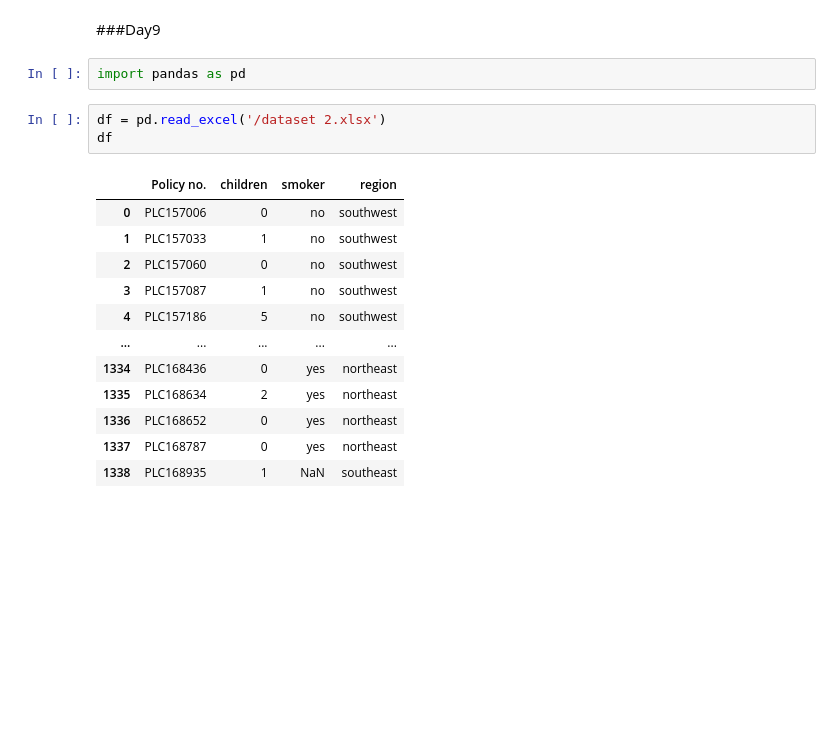
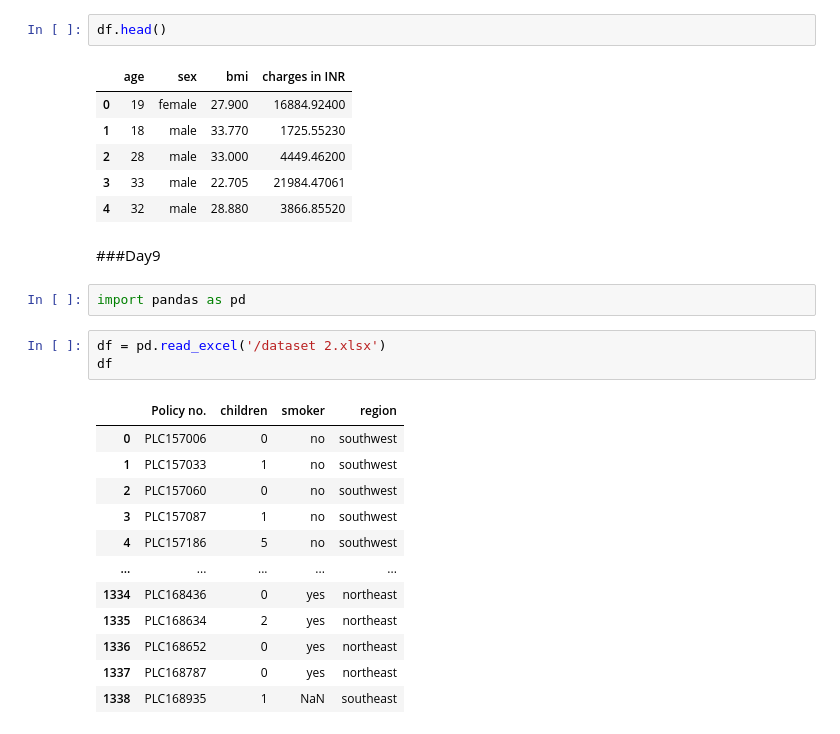
Before and after one commit to ShravanJadhav/DataScience_Practice, a Jupyter notebook: DataScience_Python.ipynb, the cells around one changed output. Cells and saved outputs as stored; diff of their text form; blank space fills up the shorter version.

```diff
--- a/DataScience_Python.ipynb
+++ b/DataScience_Python.ipynb
@@ -1,3 +77,12 @@
+# %%
+df.head()
+# %% [output]
+|  | age | sex | bmi | charges in INR |
+| 0 | 19 | female | 27.900 | 16884.92400 |
+| 1 | 18 | male | 33.770 | 1725.55230 |
+| 2 | 28 | male | 33.000 | 4449.46200 |
+| 3 | 33 | male | 22.705 | 21984.47061 |
+| 4 | 32 | male | 28.880 | 3866.85520 |
 # %% [markdown]
 ###Day9
 # %%
```
Also changed, not shown: parts of 12 cells of this notebook.
